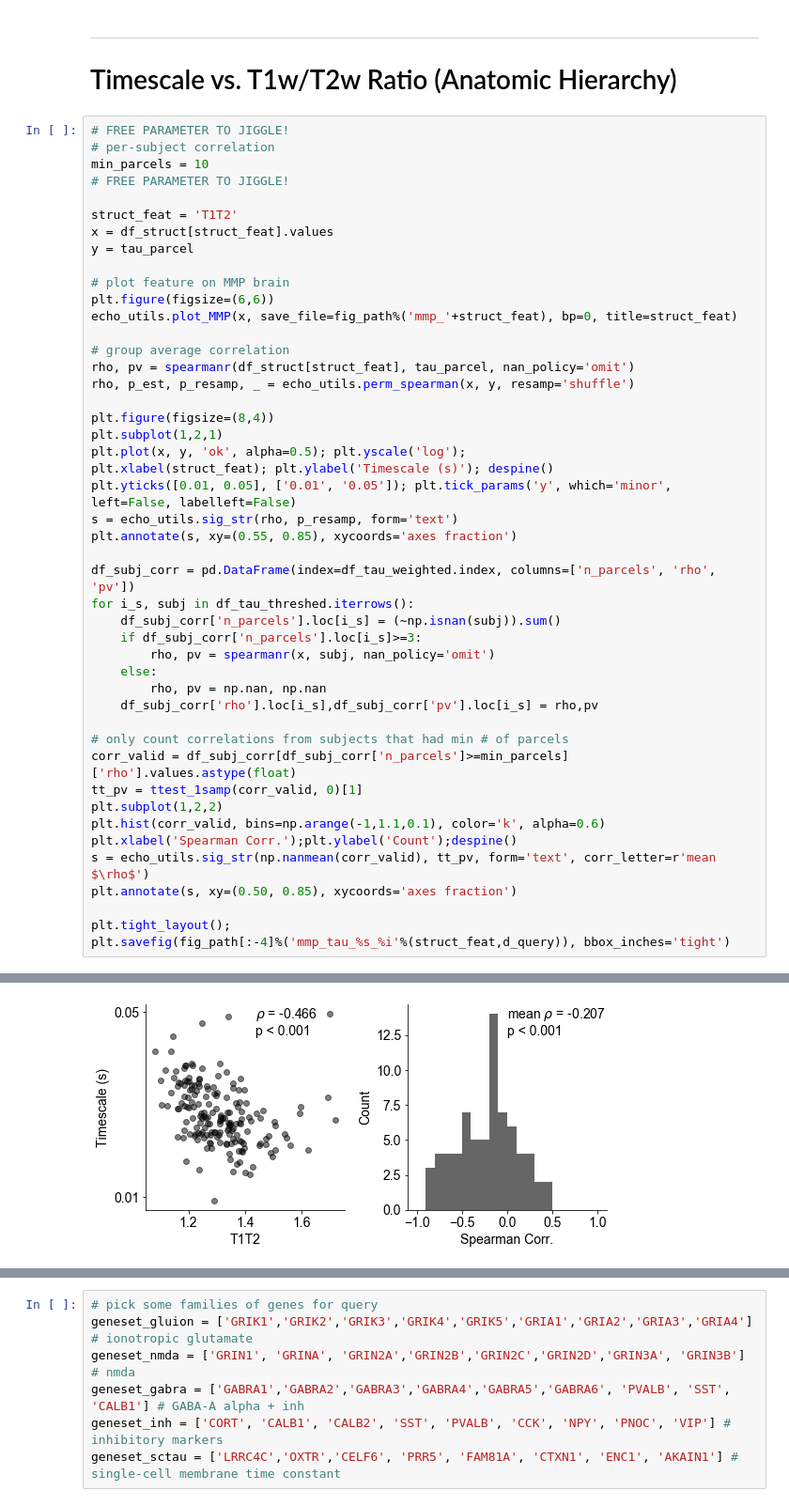
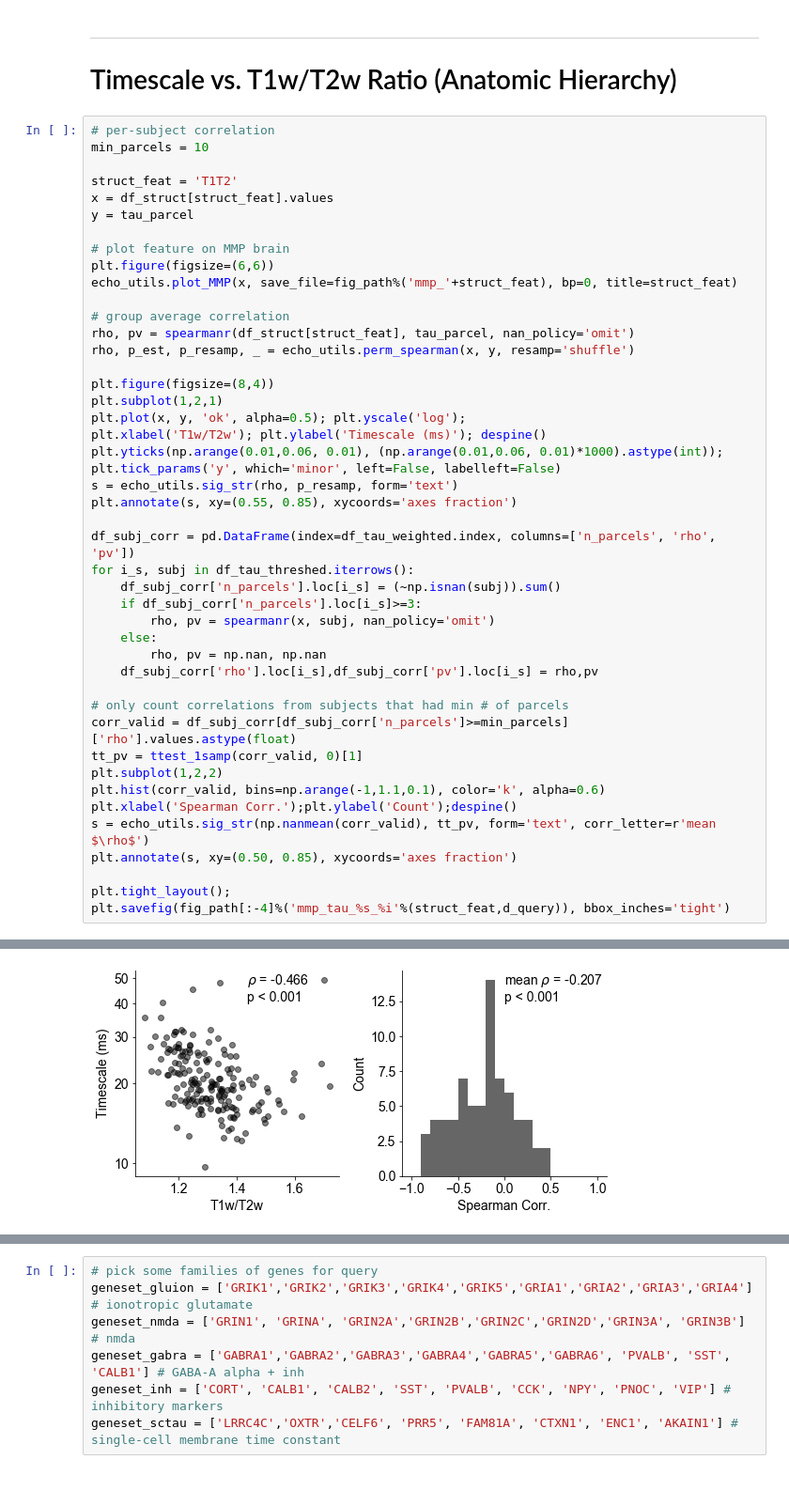
Before and after one commit to rdgao/field-echos, a Jupyter notebook: notebooks/3_viz_human_MMP.ipynb, the cells around one changed output, grey strips where cells are left out. Shown at 94% size. Cells and saved outputs as stored; diff of their text form.

```diff
--- a/notebooks/3_viz_human_MMP.ipynb
+++ b/notebooks/3_viz_human_MMP.ipynb
@@ -172,10 +195,8 @@ This is consistent with reports in previous literature, where population timesca
 ---
 # Timescale vs. T1w/T2w Ratio (Anatomic Hierarchy)
 # %%
-# FREE PARAMETER TO JIGGLE!
 # per-subject correlation
 min_parcels = 10
-# FREE PARAMETER TO JIGGLE!
 
 struct_feat = 'T1T2'
 x = df_struct[struct_feat].values
@@ -192,8 +213,9 @@ rho, p_est, p_resamp, _ = echo_utils.perm_spearman(x, y, resamp='shuffle')
 plt.figure(figsize=(8,4))
 plt.subplot(1,2,1)
 plt.plot(x, y, 'ok', alpha=0.5); plt.yscale('log');
-plt.xlabel(struct_feat); plt.ylabel('Timescale (s)'); despine()
-plt.yticks([0.01, 0.05], ['0.01', '0.05']); plt.tick_params('y', which='minor', left=False, labelleft=False)
+plt.xlabel('T1w/T2w'); plt.ylabel('Timescale (ms)'); despine()
+plt.yticks(np.arange(0.01,0.06, 0.01), (np.arange(0.01,0.06, 0.01)*1000).astype(int));
+plt.tick_params('y', which='minor', left=False, labelleft=False)
 s = echo_utils.sig_str(rho, p_resamp, form='text')
 plt.annotate(s, xy=(0.55, 0.85), xycoords='axes fraction')
 
@@ -226,3 +244,3 @@ See the caveats in the documentation: http://pandas.pydata.org/pandas-docs/stabl
 [figure]
-[figure, old version]
+[figure, new version]
 # %% [markdown]
```
Also changed, not shown: parts of 20 cells of this notebook, 29 other files.
